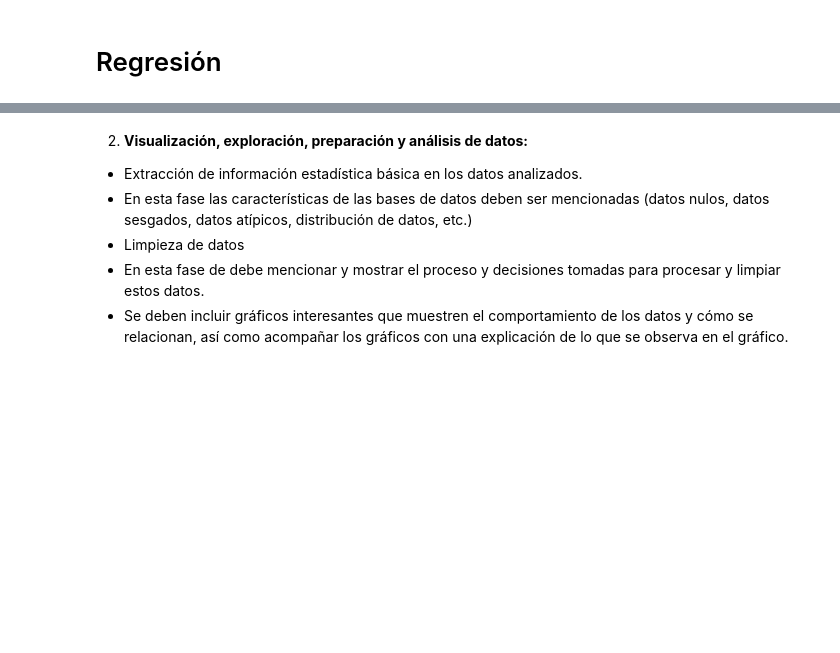
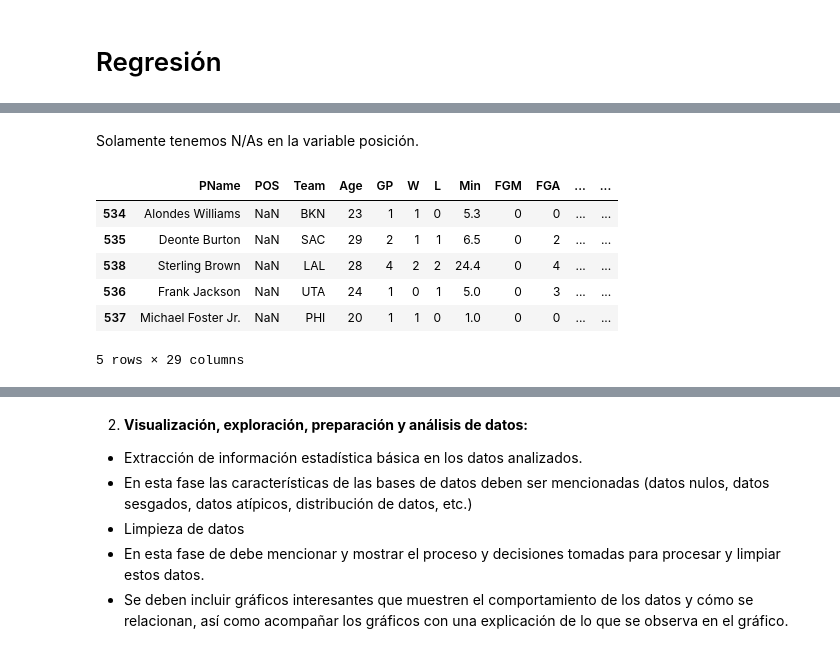
Before and after one commit to RafaelTakata0105/Proyecto_Flores_Takata, a Jupyter notebook: notebooks/Proyecto_final.ipynb, the cells around one changed output, grey strips where cells are left out. Cells and saved outputs as stored; diff of their text form; code cells hidden in the pictures; blank space fills up the shorter version.

```diff
--- a/notebooks/Proyecto_final.ipynb
+++ b/notebooks/Proyecto_final.ipynb
@@ -28,0 +149,12 @@ En este análisis, utilizaremos los datos de la temporada 2023 para predecir la
+# %% [markdown]
+Solamente tenemos N/As en la variable posición.
+# %%
+X_train[X_train['POS'].isna()]
+# %% [output]
+|  | PName | POS | Team | Age | GP | W | L | Min | FGM | FGA | ... | ... |
+| 534 | Alondes Williams | NaN | BKN | 23 | 1 | 1 | 0 | 5.3 | 0 | 0 | ... | ... |
+| 535 | Deonte Burton | NaN | SAC | 29 | 2 | 1 | 1 | 6.5 | 0 | 2 | ... | ... |
+| 538 | Sterling Brown | NaN | LAL | 28 | 4 | 2 | 2 | 24.4 | 0 | 4 | ... | ... |
+| 536 | Frank Jackson | NaN | UTA | 24 | 1 | 0 | 1 | 5.0 | 0 | 3 | ... | ... |
+| 537 | Michael Foster Jr. | NaN | PHI | 20 | 1 | 1 | 0 | 1.0 | 0 | 0 | ... | ... |
+5 rows × 29 columns
```
Also changed, not shown: parts of 17 cells of this notebook.
